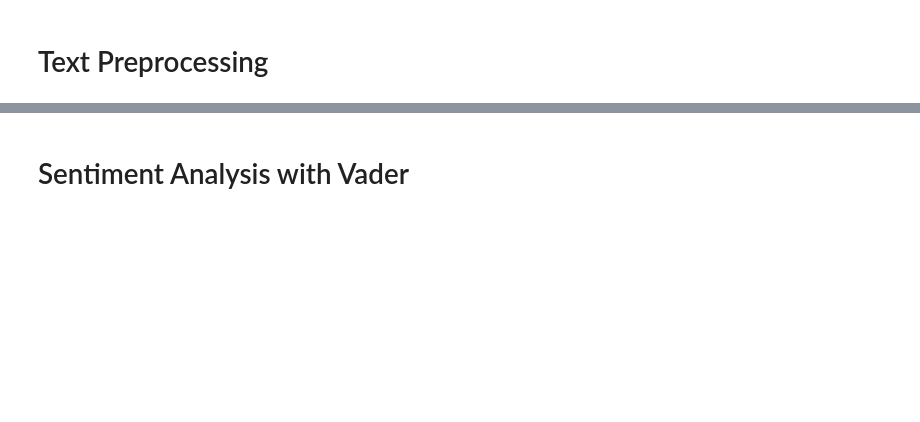
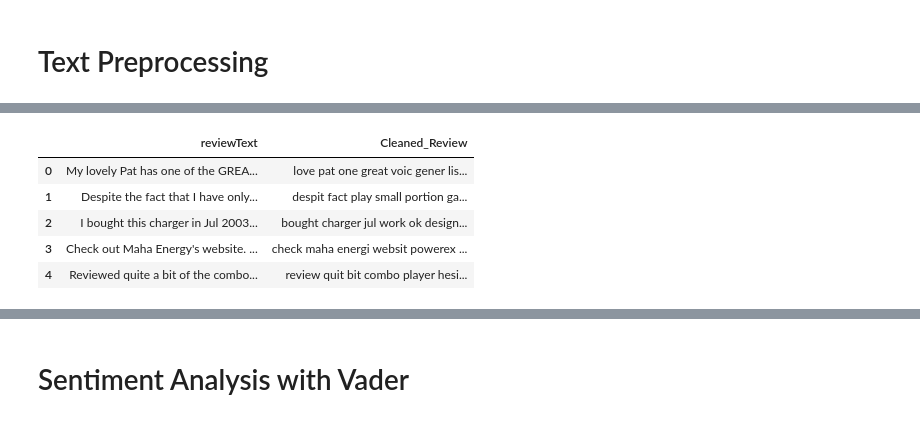
Before and after one commit to Rajeshp2005/minor_project, a Jupyter notebook: train.ipynb, the cells around one changed output, grey strips where cells are left out. Saved outputs shown, nothing was run; the diff lists cells and outputs as text; code cells hidden in the pictures; blank space fills up the shorter version.

```diff
--- a/train.ipynb
+++ b/train.ipynb
@@ -101,2 +110,32 @@ df.head()
 # %% [markdown]
 # Text Preprocessing
+# %%
+%%time
+
+import re
+import string
+import nltk
+from nltk.tokenize import word_tokenize
+from nltk.corpus import stopwords
+from nltk.stem import PorterStemmer
+
+# ### Download the necessary resources from nltk (tokenizers and stopwords corpus)
+# # Punkt tokenizer for word tokenization
+nltk.download('punkt')
+
+# # Stopwords list in multiple languages
+nltk.download('stopwords')
+
+stemmer = PorterStemmer()
+stopwords = set(stopwords.words('english'))
+def preprocess_text(text):
+    text = text.lower()
+    text = re.sub(r'[^a-zA-Z\s]', '', text)
+    words = word_tokenize(text)
+    words = [stemmer.stem(word) for word in words if word not in stopwords]
+    return ' '.join(words)
+
+df['Cleaned_Review'] = df['reviewText'].apply(preprocess_text)
+
+df.head()
+# %% [output]
@@ -103 +150,7 @@ df.head()
+|  | reviewText | Cleaned_Review |
+| 0 | My lovely Pat has one of the GREA... | love pat one great voic gener lis... |
+| 1 | Despite the fact that I have only... | despit fact play small portion ga... |
+| 2 | I bought this charger in Jul 2003... | bought charger jul work ok design... |
+| 3 | Check out Maha Energy's website. ... | check maha energi websit powerex ... |
+| 4 | Reviewed quite a bit of the combo... | review quit bit combo player hesi... |
 # %%
```
Also changed, not shown: parts of 13 cells of this notebook, 2 other files.
